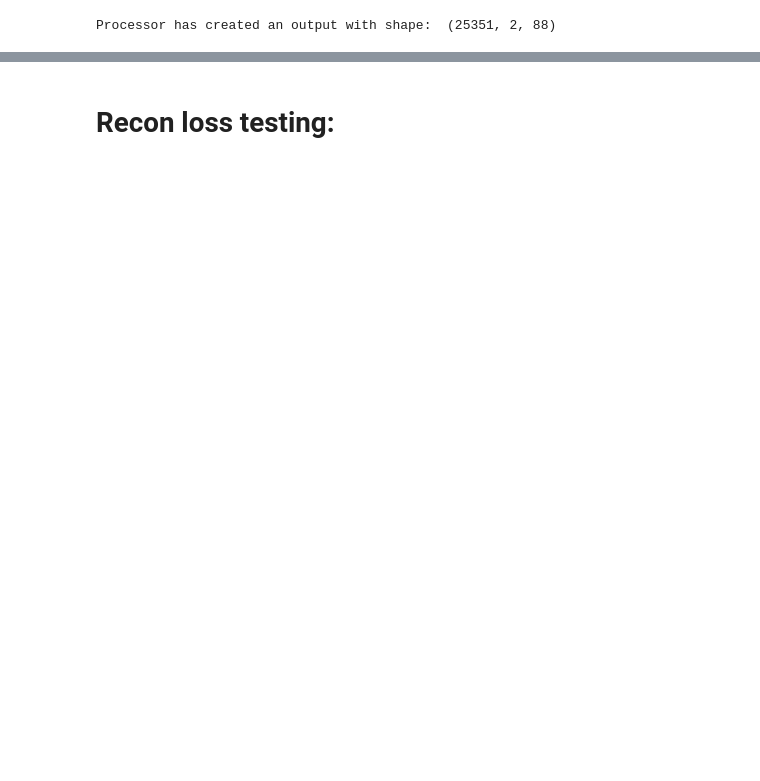
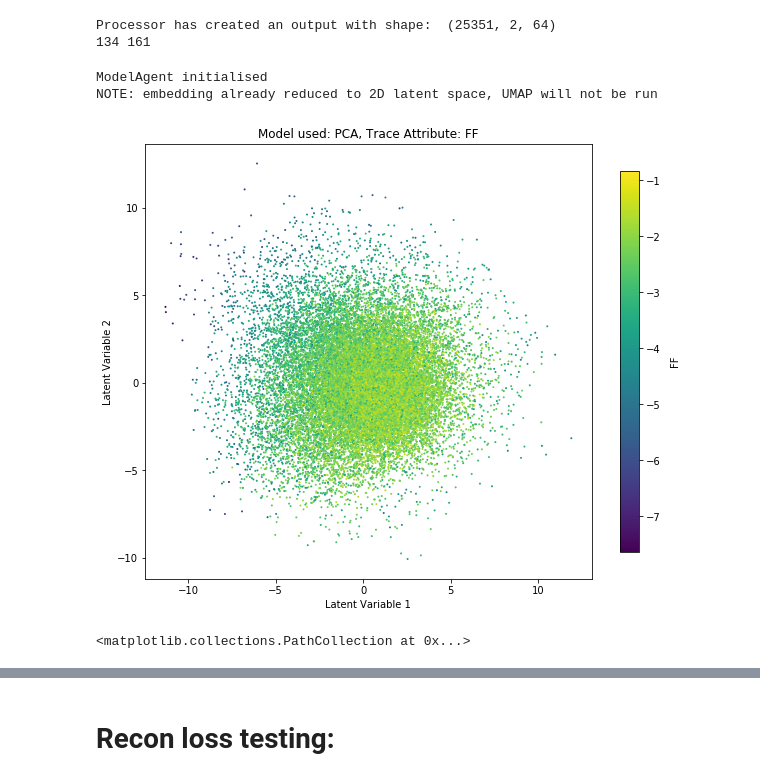
Before and after one commit to msc-acse/acse-9-independent-research-project-coush001, a Jupyter notebook: Run_scripts.ipynb, the cells around one changed output, grey strips where cells are left out. Cells and saved outputs as stored; diff of their text form; code cells hidden in the pictures; blank space fills up the shorter version.

```diff
--- a/Run_scripts.ipynb
+++ b/Run_scripts.ipynb
@@ -16,12 +16,20 @@ file_pi2.close()
 # %%
 ### Processor
 processor = Processor(dataholder)
-input1 = processor(flatten=[True, 24, 64], normalise=True)
+input1 = processor(flatten=[True, 12, 52], crop=[True, 120, 200], normalise=True)
+print(np.abs(dataholder.twt-dataholder.horizon.min()).argmin(), np.abs(dataholder.twt-dataholder.horizon.max()).argmin())
 # %% [output]
-Processor has created an output with shape:  (25351, 2, 88)
+Processor has created an output with shape:  (25351, 2, 64)
+134 161
 # %%
 ## PCA
-# pca = PcaModel(input1)
-# pca.reduce(3)
-# pca.to_2d(umap_neighbours=5, umap_dist=0.1, verbose=False)
+pca = PcaModel(input1)
+pca.reduce(2)
+pca.to_2d(umap_neighbours=5, umap_dist=0.1, verbose=False)
+plot_agent(pca, save_path='/Users/hugocoussens/OneDrive - Imperial College London/MSc_Project/standardPCA.png')
+# %% [output]
+ModelAgent initialised
+NOTE: embedding already reduced to 2D latent space, UMAP will not be run
+[figure, added]
+<matplotlib.collections.PathCollection at 0x...>
 # %%
```
Also changed, not shown: parts of 9 cells of this notebook, 1 other file.
